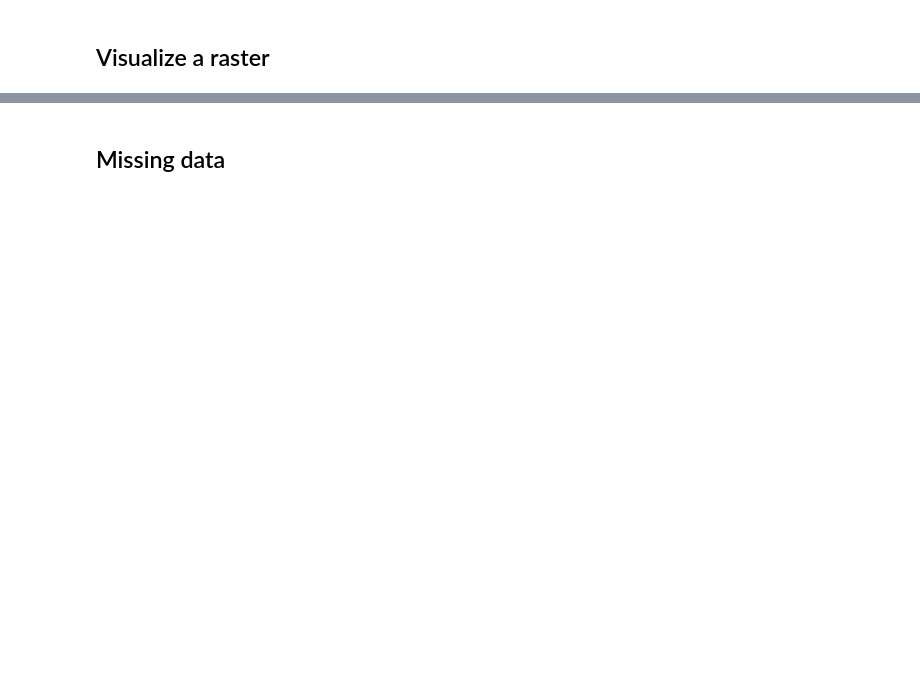
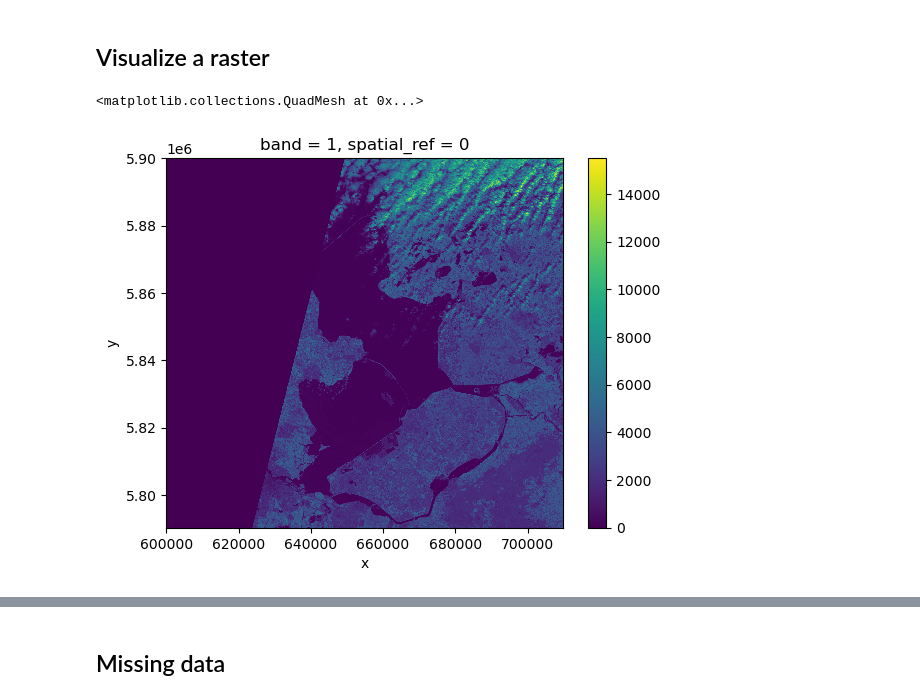
Before and after one commit to esciencecenter-digital-skills/2023-04-25-ds-geospatial-python-EGU, a Jupyter notebook: notebooks/02-raster-data-in-python.ipynb, the cells around one changed output, grey strips where cells are left out. Saved outputs shown, nothing was run; the diff lists cells and outputs as text; code cells hidden in the pictures; blank space fills up the shorter version.

```diff
--- a/notebooks/02-raster-data-in-python.ipynb
+++ b/notebooks/02-raster-data-in-python.ipynb
@@ -18,0 +21,2 @@ raster_path = '../data/S2A_31UFU_20200328_0_L2A_B09.tif'
+# %%
+raster = rioxarray.open_rasterio(raster_path)
@@ -19,2 +69,7 @@ raster_path = '../data/S2A_31UFU_20200328_0_L2A_B09.tif'
 # %% [markdown]
 ## Visualize a raster
+# %%
+raster.plot()
+# %% [output]
+<matplotlib.collections.QuadMesh at 0x...>
+[figure, added]
```
Also changed, not shown: parts of 30 cells of this notebook, 3 other files.
